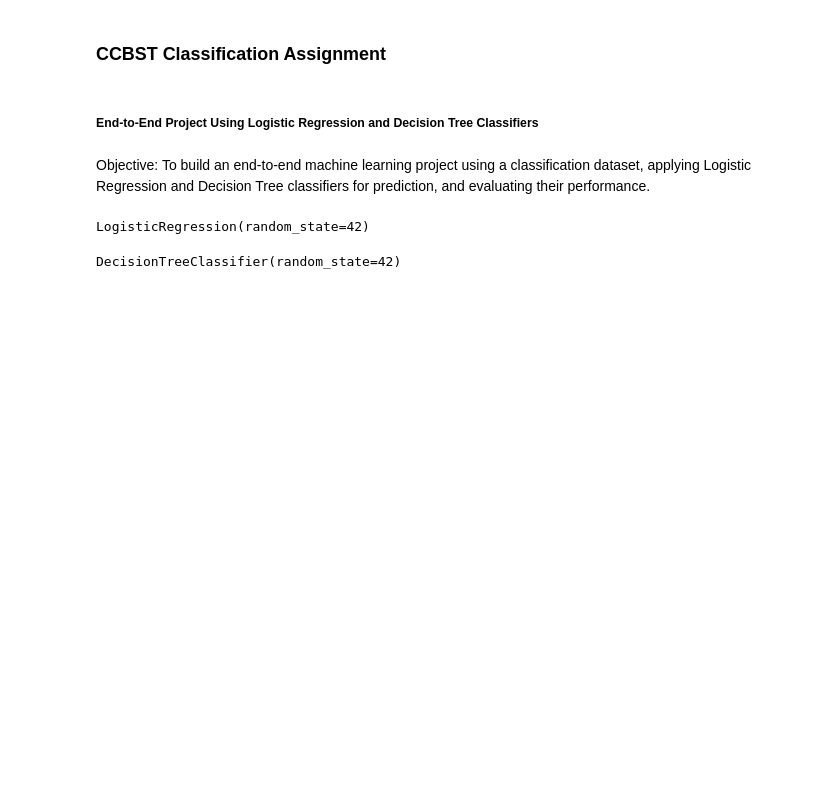
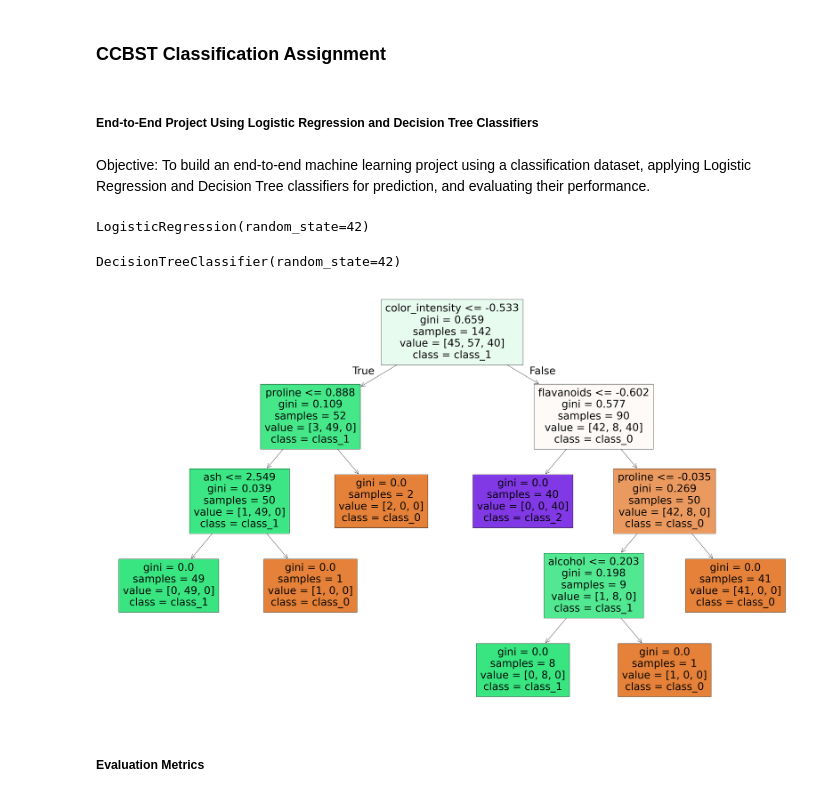
Before and after one commit to JeanQeue/CCBST, a Jupyter notebook: Wine.ipynb, the cells around one changed output. Cells and saved outputs as stored; diff of their text form; code cells hidden in the pictures; blank space fills up the shorter version.

```diff
--- a/Wine.ipynb
+++ b/Wine.ipynb
@@ -35,6 +37,11 @@ tree_clf = DecisionTreeClassifier(random_state=42)
 tree_clf.fit(X_train, y_train)
 # %% [output]
 DecisionTreeClassifier(random_state=42)
+# %%
+fig = plt.figure(figsize=(50, 30))
+_ = tree.plot_tree(tree_clf, feature_names=data.feature_names, class_names=data.target_names, filled=True)
+# %% [output]
+[figure, added]
 # %%
 # Logistic Regression Evaluation
 y_pred_log_reg = log_reg.predict(X_test)
@@ -49,4 +56,6 @@ tree_accuracy = accuracy_score(y_test, y_pred_tree)
 tree_precision = precision_score(y_test, y_pred_tree, average='weighted')
 tree_recall = recall_score(y_test, y_pred_tree, average='weighted')
 tree_f1 = f1_score(y_test, y_pred_tree, average='weighted')
+# %% [markdown]
+##### Evaluation Metrics
 # %%
```
Also changed, not shown: parts of 4 cells of this notebook, 1 other file.
